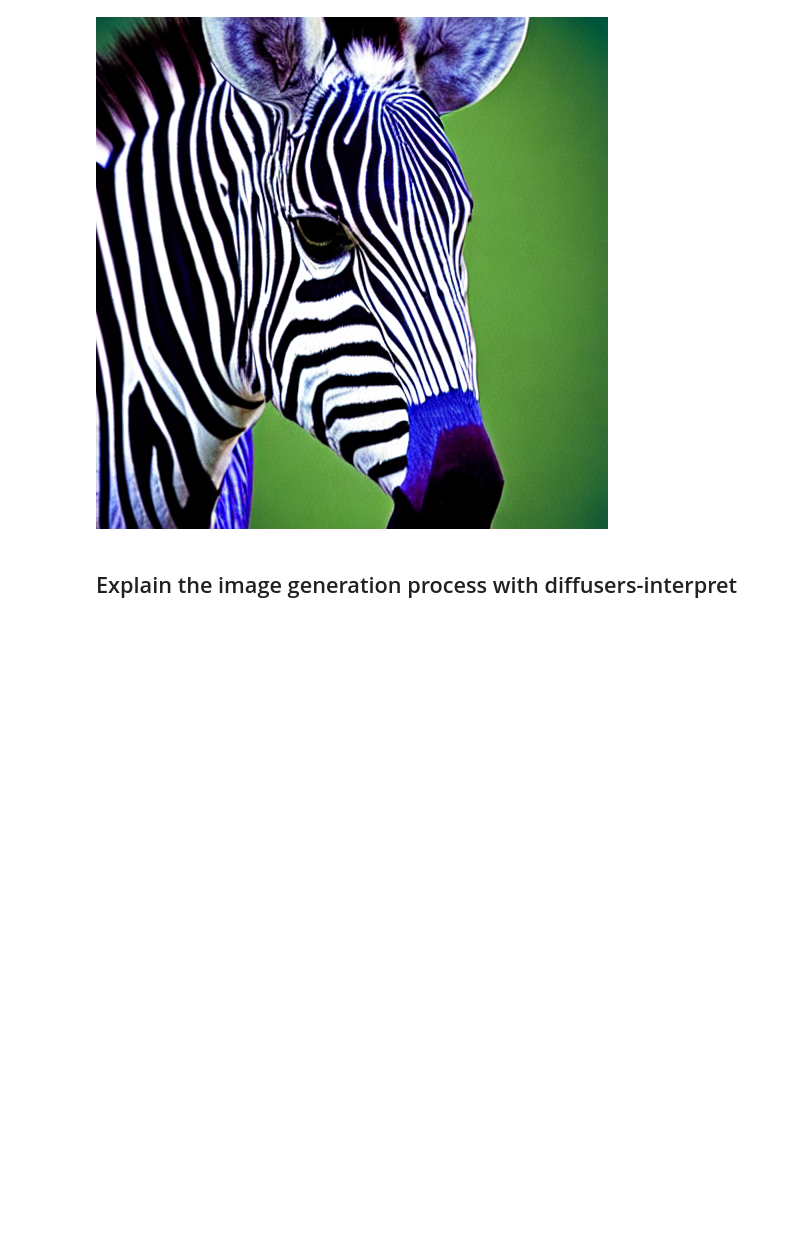
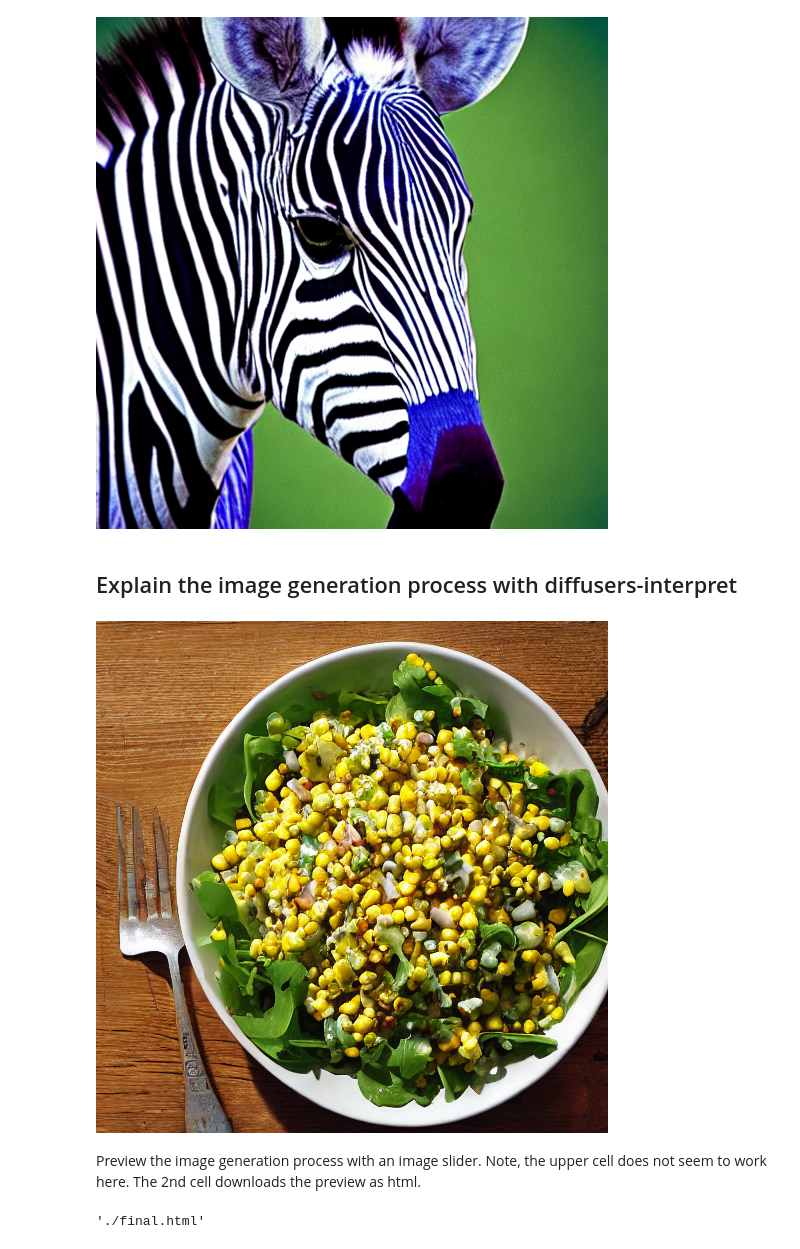
Before and after one commit to TomPham97/diffuser, a Jupyter notebook: 2022-09-09-stable-diffusion-1-4.ipynb, the cells around one changed output. Cells and saved outputs as stored; diff of their text form; code cells hidden in the pictures; blank space fills up the shorter version.

```diff
--- a/2022-09-09-stable-diffusion-1-4.ipynb
+++ b/2022-09-09-stable-diffusion-1-4.ipynb
@@ -72,12 +72,16 @@ explainer = StableDiffusionPipelineExplainer(pipe, gradient_checkpointing=True)
 # %%
 prompt = "photograph, piggy, corn salad"
 
 with torch.autocast(torch_device):
     output = explainer(prompt,
-                       generator = torch.Generator(torch_device).manual_seed(42)
+                       # height = 448,
+                       # width = 448,
+                       generator = torch.Generator(torch_device).manual_seed(42),
                        guidance_scale=7.5,
                        num_inference_steps=50,
-                       n_last_diffusion_steps_to_consider_for_attributions=5
+                       n_last_diffusion_steps_to_consider_for_attributions=0
                       )
 
 output.image
+# %% [output]
+[figure, added]
@@ -85,0 +92,2 @@ output['all_samples_during_generation'].show()
+# %% [markdown]
+Preview the image generation process with an image slider. Note, the upper cell does not seem to work here. The 2nd cell downloads the preview as html.
@@ -85,0 +96,5 @@ output['all_samples_during_generation'].show()
+# %%
+import os, shutil, diffusers_interpret
+shutil.copy2(os.path.join(os.path.dirname(diffusers_interpret.__file__), "dataviz", "image-slider", "final.html"), '.')
+# %% [output]
+'./final.html'
```
Also changed, not shown: parts of 4 cells of this notebook.
